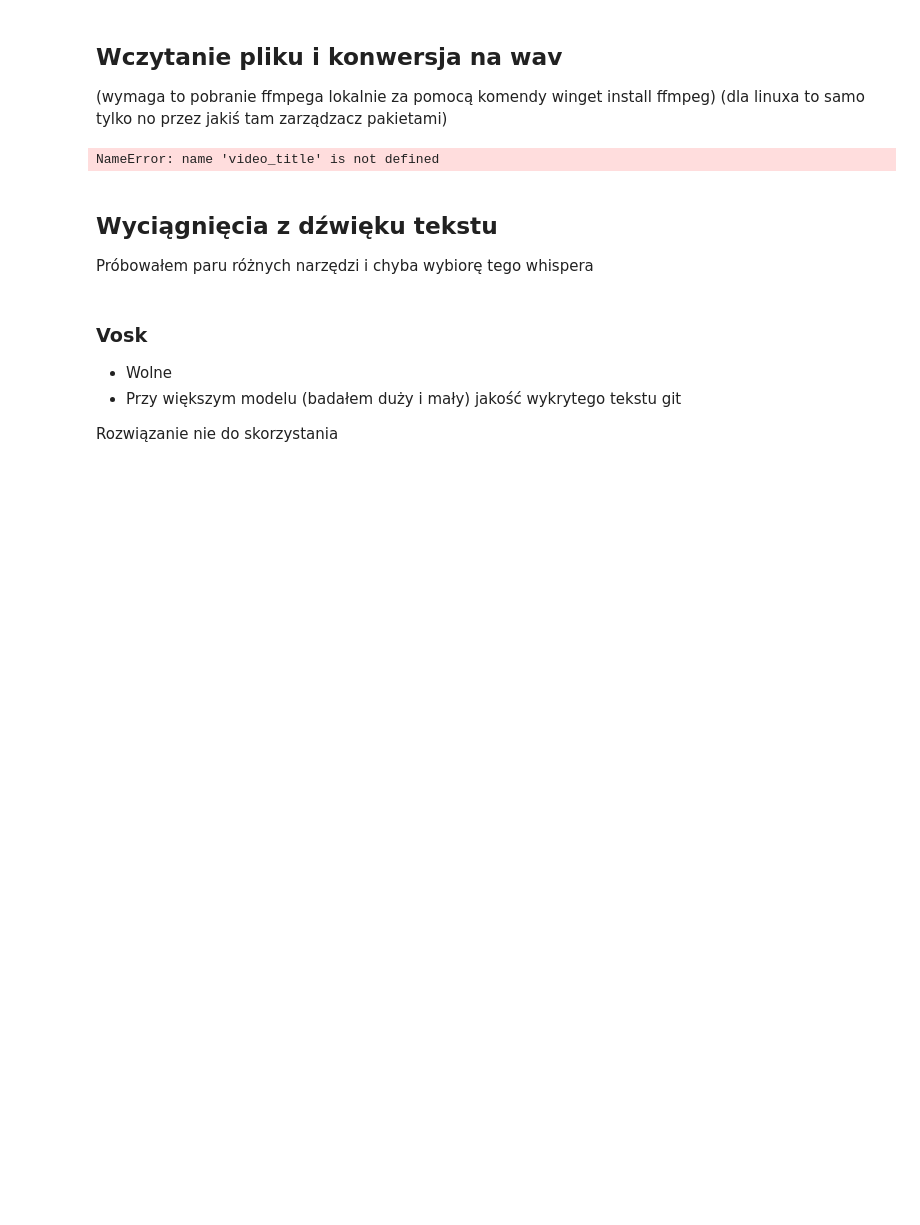
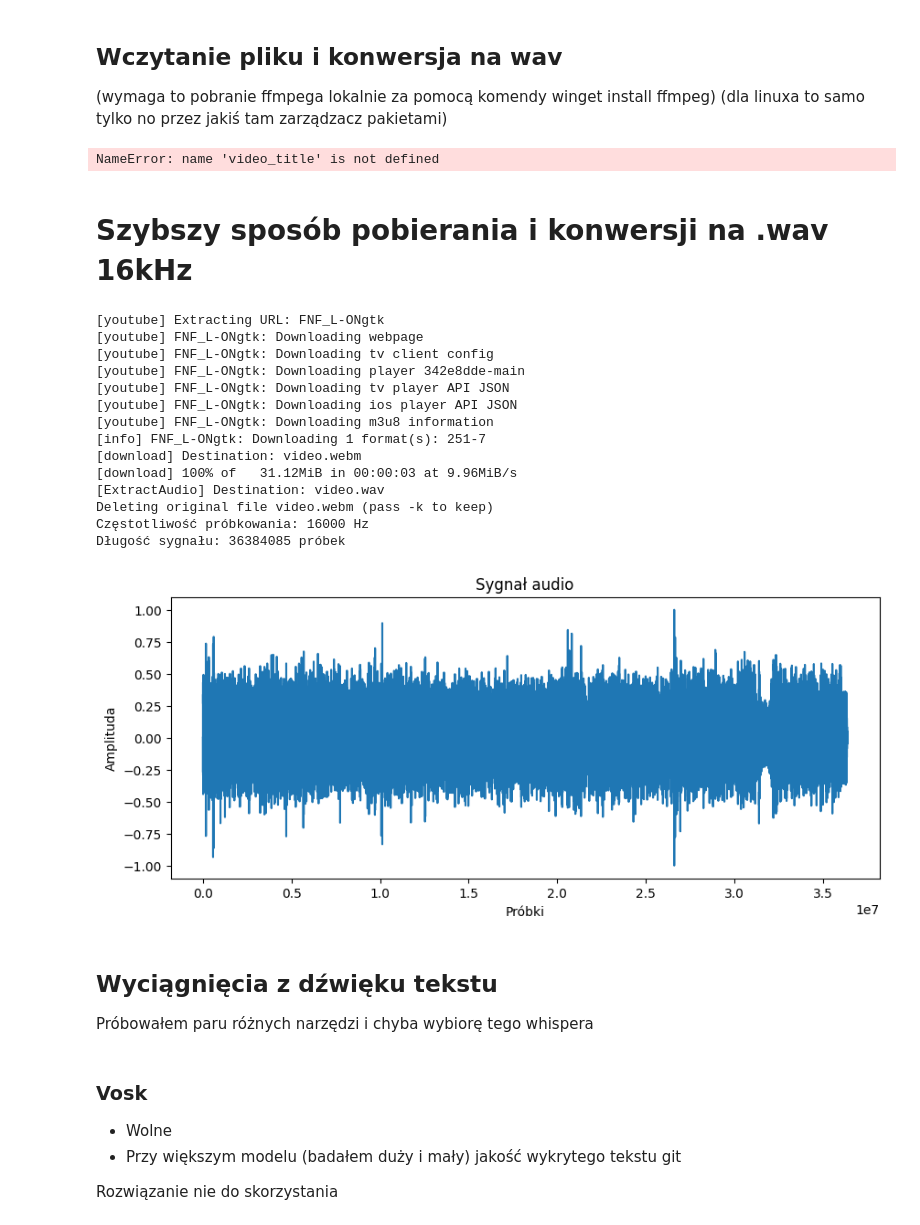
Before and after one commit to MrChazar/Youtube_Sponsorship_Detector, a Jupyter notebook: notebooks/sponsorship_test.ipynb, the cells around one changed output. Cells and saved outputs as stored; diff of their text form; code cells hidden in the pictures; blank space fills up the shorter version.

Commit message:
Faster downloading and resampling audio
gpu -> cpu,

```diff
--- a/notebooks/sponsorship_test.ipynb
+++ b/notebooks/sponsorship_test.ipynb
@@ -55,3 +55,5 @@ plt.ylabel('Amplituda')
 plt.show()
 # %% [output]
 NameError: name 'video_title' is not defined
+# %% [markdown]
+# Szybszy sposób pobierania i konwersji na .wav 16kHz
@@ -58,3 +64,54 @@ NameError: name 'video_title' is not defined
+# %%
+video_title = "video"
+# url = 'https://youtu.be/n68z7e8YGGs' #32.4 - 60.3 oraz 74.48 - 97.9  sekundy
+url = 'FNF_L-ONgtk'                    #6:47 - 7:27        min:sec
+
+ydl_opts = {
+    'format': 'bestaudio/best',
+    'outtmpl': f'{video_title}.%(ext)s',  # zmienna zastąpiona rzeczywistym rozszerzeniem pliku
+    'postprocessors': [{
+        'key': 'FFmpegExtractAudio',
+        'preferredcodec': 'wav'
+}],
+    'postprocessor_args': [
+        '-ar', '16000',  # ustawiamy to 16 kHz
+        '-ac', '1'       # dźwięk mono
+    ],
+    'noplaylist': True
+}
+
+with yt_dlp.YoutubeDL(ydl_opts) as ydl:
+    ydl.download([url])
+
+# Teraz wczytujemy .wav bez konwersji pośredniej
+y, sr = sf.read(f'{video_title}.wav')
+y = y.tolist()
+
+print(f"Częstotliwość próbkowania: {sr} Hz")
+print(f"Długość sygnału: {len(y)} próbek")
+
+plt.figure(figsize=(10, 4))
+plt.plot(y)
+plt.title('Sygnał audio')
+plt.xlabel('Próbki')
+plt.ylabel('Amplituda')
+plt.show()
+# %% [output]
+[youtube] Extracting URL: FNF_L-ONgtk
+[youtube] FNF_L-ONgtk: Downloading webpage
+[youtube] FNF_L-ONgtk: Downloading tv client config
+[youtube] FNF_L-ONgtk: Downloading player 342e8dde-main
+[youtube] FNF_L-ONgtk: Downloading tv player API JSON
+[youtube] FNF_L-ONgtk: Downloading ios player API JSON
+[youtube] FNF_L-ONgtk: Downloading m3u8 information
+[info] FNF_L-ONgtk: Downloading 1 format(s): 251-7
+[download] Destination: video.webm
+[download] 100% of   31.12MiB in 00:00:03 at 9.96MiB/s
+[ExtractAudio] Destination: video.wav
+Deleting original file video.webm (pass -k to keep)
+Częstotliwość próbkowania: 16000 Hz
+Długość sygnału: 36384085 próbek
+[figure, added]
 # %% [markdown]
 ## Wyciągnięcia z dźwięku tekstu
 Próbowałem paru różnych narzędzi i chyba wybiorę tego whispera
```
Also changed, not shown: parts of 5 cells of this notebook, 1 other file.
